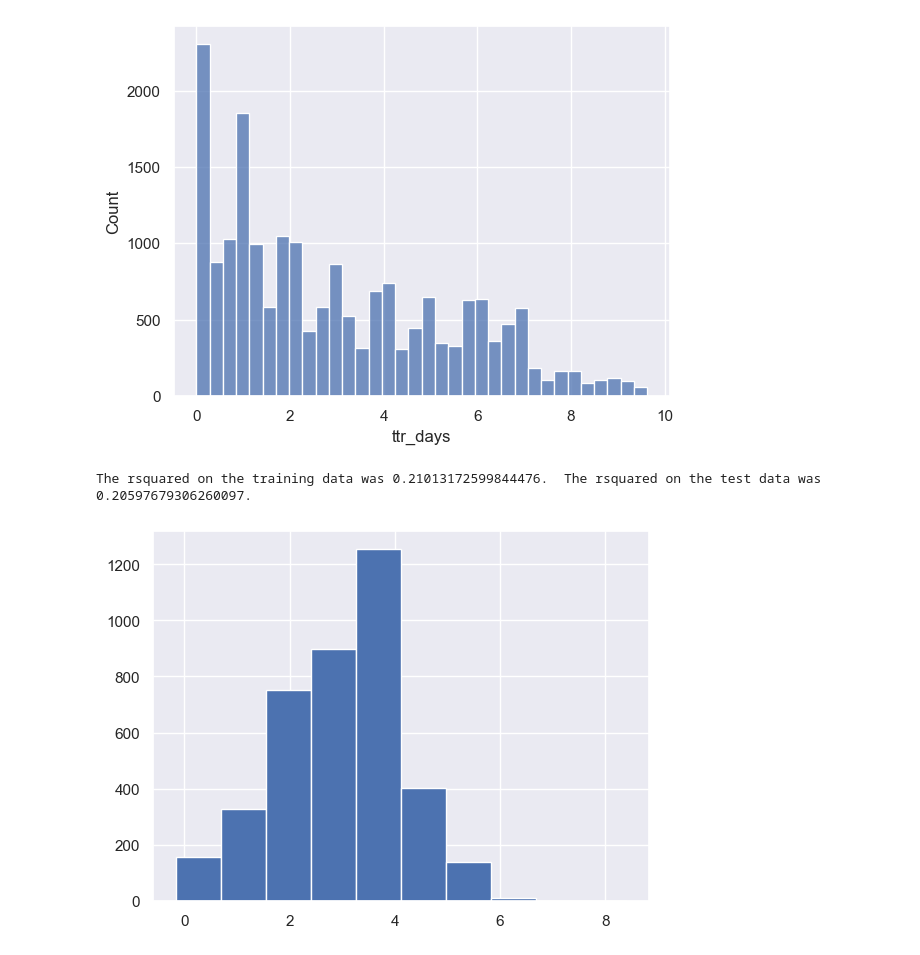
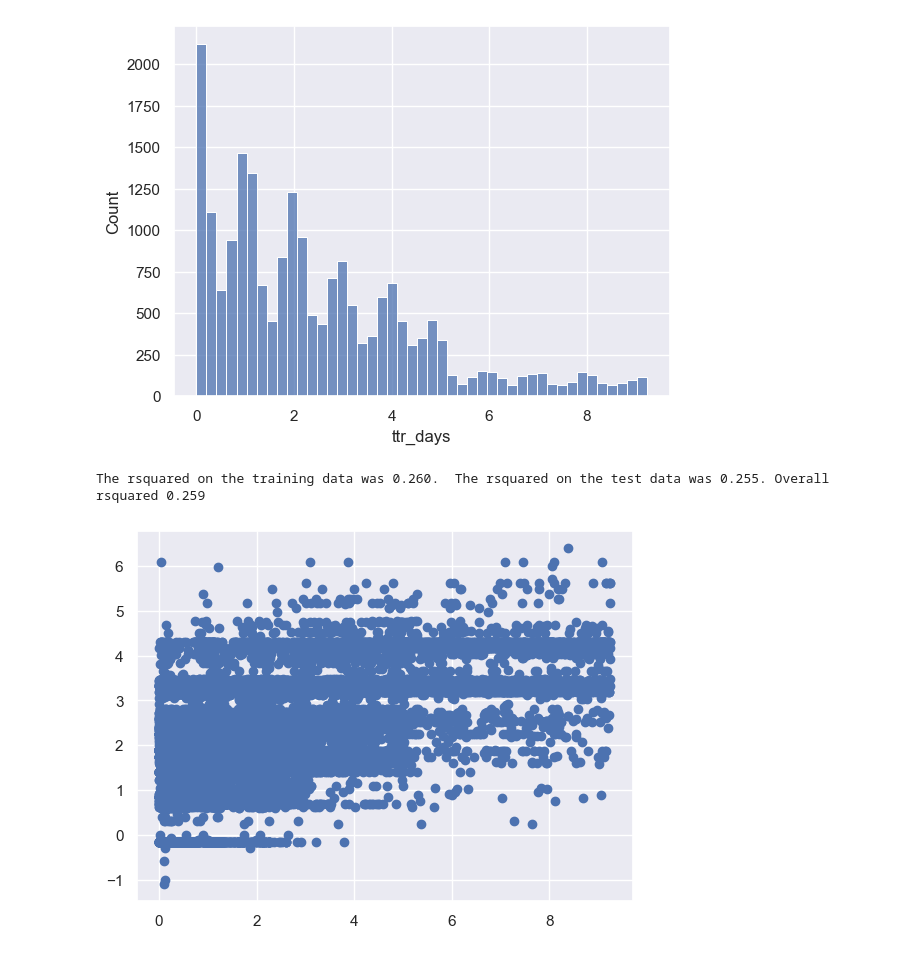
Before and after one commit to BartLeplae/IncidentTicketAnalysis, a Jupyter notebook: IncidentTicketAnalysis.ipynb, the cells around one changed output. Drawn from its saved outputs; the diff is of its cells as text; code cells hidden in the pictures.

Commit message:
include prediction results in original dataframe

```diff
--- a/IncidentTicketAnalysis.ipynb
+++ b/IncidentTicketAnalysis.ipynb
@@ -8,7 +8,8 @@ from sklearn.metrics import r2_score, mean_squared_error
 import seaborn as sns
 %matplotlib inline
 # %%
-df = pd.read_excel("Incidents.xlsx")
-df["ttr_days"]=df["am_ttr"]/3600/24
-df.drop(columns=["am_ttr"], inplace=True)
-df.drop(columns=["global_ttr_seconds"], inplace=True)
+df_org = pd.read_excel("Incidents.xlsx")
+df_org["ttr_days"]=df_org["am_ttr"]/3600/24
+df_org["ttr_days"]=df_org["global_ttr_seconds"]/3600/24
+df_org.drop(columns=["am_ttr"], inplace=True)
+df_org.drop(columns=["global_ttr_seconds"], inplace=True)
@@ -17,6 +16,25 @@ df = df[df["ttr_days"]<df["ttr_days"].quantile(0.90)]
+# %%
+# Fill numeric columns with the mean (limited to csat_score)
+# num_vars = df_org.select_dtypes(include=['float', 'int']).columns
+# for col in num_vars:
+#     df_org[col].fillna((df_org[col].mean()), inplace=True)
+
+# Dummy the categorical variables
+cat_vars = ["reopened_flag","appl_tier","priority","contact_type","team","inc_close_code"]
+df_org = df_org.apply(lambda x: x.mask(x.map(x.value_counts())<20, 'other') if x.name in cat_vars else x)
+
+for var in  cat_vars:
+    df_org = pd.concat([df_org, pd.get_dummies(df_org[var], prefix=var, prefix_sep='#', drop_first=True, dummy_na=False)], axis=1)
+# %%
+df = df_org[df_org["ttr_days"]<df_org["ttr_days"].quantile(0.95)]
+
+X_cols = [col for col in df.columns if '#' in col]
+X = df[X_cols]
+
+y = df['ttr_days']
 # %%
 sns.set(style="darkgrid")
 sns.histplot(data=df,x="ttr_days")
 plt.show()
 # %% [output]
-[figure, old version]
+[figure, new version]
@@ -76,11 +48,13 @@ lm_model.fit(X_train, y_train) #Fit
 #Predict using your model
 y_test_preds = lm_model.predict(X_test)
 y_train_preds = lm_model.predict(X_train)
+y_preds = lm_model.predict(X)
 
 #Score using your model
 test_score = r2_score(y_test, y_test_preds)
 train_score = r2_score(y_train, y_train_preds)
+overall_score = r2_score(y, y_preds)
 
-print("The rsquared on the training data was {}.  The rsquared on the test data was {}.".format(train_score, test_score))
+print("The rsquared on the training data was {:.3f}.  The rsquared on the test data was {:.3f}. Overall rsquared {:.3f}".format(train_score, test_score, overall_score))
 # %% [output]
-The rsquared on the training data was 0.21013172599844476.  The rsquared on the test data was 0.20597679306260097.
+The rsquared on the training data was 0.260.  The rsquared on the test data was 0.255. Overall rsquared 0.259
@@ -87,8 +64,8 @@ The rsquared on the training data was 0.21013172599844476.  The rsquared on the
 # %%
-plt.hist(y_test_preds)
+plt.scatter(y,y_preds)
 plt.show()
 # %% [output]
-[figure, old version]
+[figure, new version]
 # %%
 def coef_weights(coefficients, X_train):
     '''
```
Also changed, not shown: parts of 6 cells of this notebook, 2 other files.
